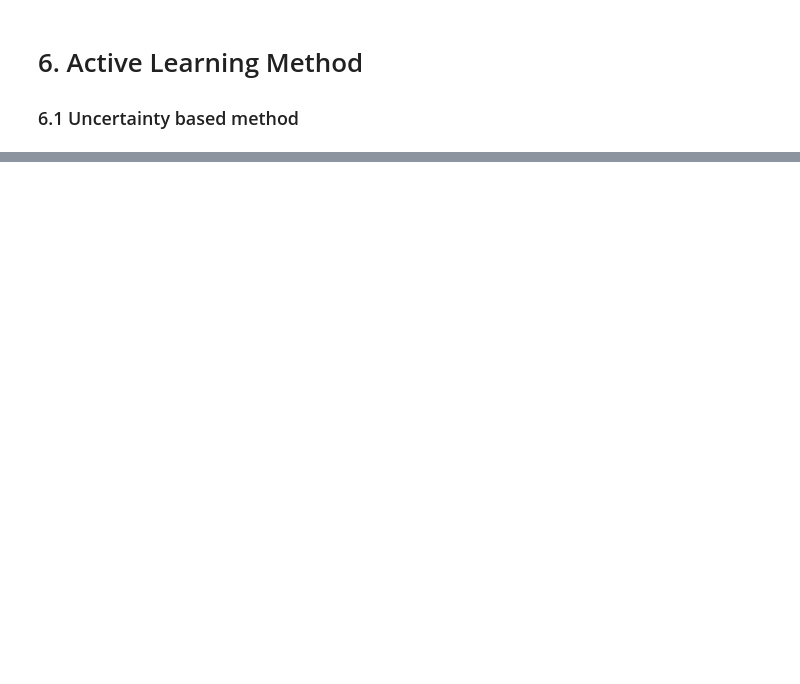
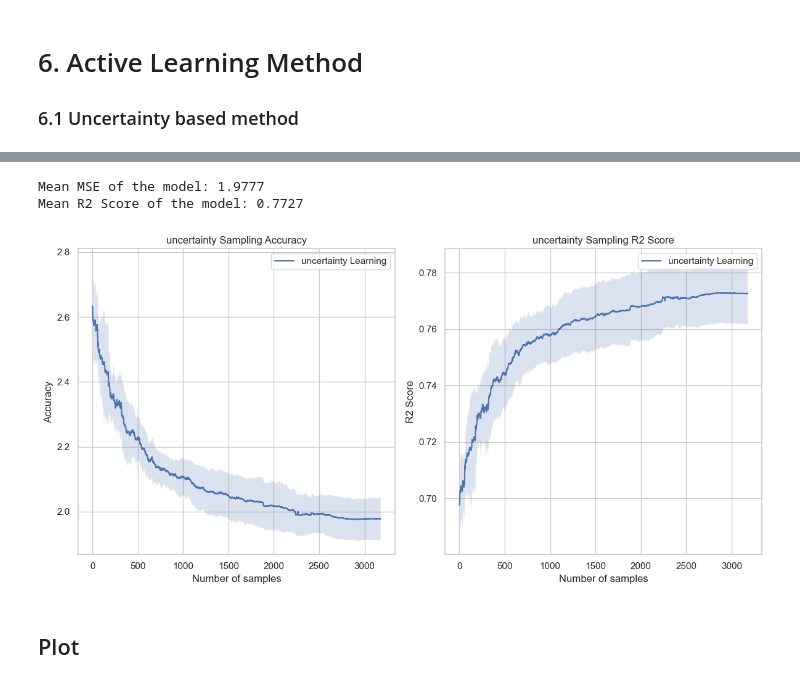
Before and after one commit to ShijieTang/Automation_GDSC, a Jupyter notebook: main.ipynb, the cells around one changed output, grey strips where cells are left out. Cells and saved outputs as stored; diff of their text form; code cells hidden in the pictures; blank space fills up the shorter version.

Commit message:
main for regression updated contains regression for 4178 samples

```diff
--- a/main.ipynb
+++ b/main.ipynb
@@ -287,0 +452,41 @@ def query_by_committee(committee, X_pool):
+# %%
+# Calculate the mean and standard deviation of accuracy and F1 scores
+mse_uncertainty = np.array(mse_uncertainty)
+mean_mse_uncertainty = np.mean(mse_uncertainty, axis=0)
+std_mse_uncertainty = np.std(mse_uncertainty, axis=0)
+r2_uncertainty = np.array(r2_uncertainty)
+mean_r2_uncertainty = np.mean(r2_uncertainty, axis=0)
+std_r2_uncertainty = np.std(r2_uncertainty, axis=0)
+print(f'Mean MSE of the model: {mean_mse_uncertainty[-1]:.4f}')
+print(f'Mean R2 Score of the model: {mean_r2_uncertainty[-1]:.4f}')
+
+# Plot the results (updated for classification metrics)
+plt.figure(figsize=(12, 6))
+plt.subplot(1, 2, 1)
+plt.plot(range(1, len(mean_mse_uncertainty) + 1), mean_mse_uncertainty, label='uncertainty Learning')
+plt.fill_between(range(1, len(mean_mse_uncertainty) + 1),
+                 mean_mse_uncertainty - std_mse_uncertainty,
+                 mean_mse_uncertainty + std_mse_uncertainty, alpha=0.2)
+plt.xlabel('Number of samples')
+plt.ylabel('Accuracy')
+plt.title('uncertainty Sampling Accuracy')
+plt.legend()
+
+plt.subplot(1, 2, 2)
+plt.plot(range(1, len(mean_r2_uncertainty) + 1), mean_r2_uncertainty, label='uncertainty Learning')
+plt.fill_between(range(1, len(mean_r2_uncertainty) + 1),
+                 mean_r2_uncertainty - std_r2_uncertainty,
+                 mean_r2_uncertainty + std_r2_uncertainty, alpha=0.2)
+plt.xlabel('Number of samples')
+plt.ylabel('R2 Score')
+plt.title('uncertainty Sampling R2 Score')
+plt.legend()
+plt.tight_layout()
+plt.savefig('./figures/uncertainty_Sampling_Results_regression.png', dpi=300)
+plt.show()
+# %% [output]
+Mean MSE of the model: 1.9777
+Mean R2 Score of the model: 0.7727
+[figure, added]
+# %% [markdown]
+## Plot
```
Also changed, not shown: parts of 18 cells of this notebook.
